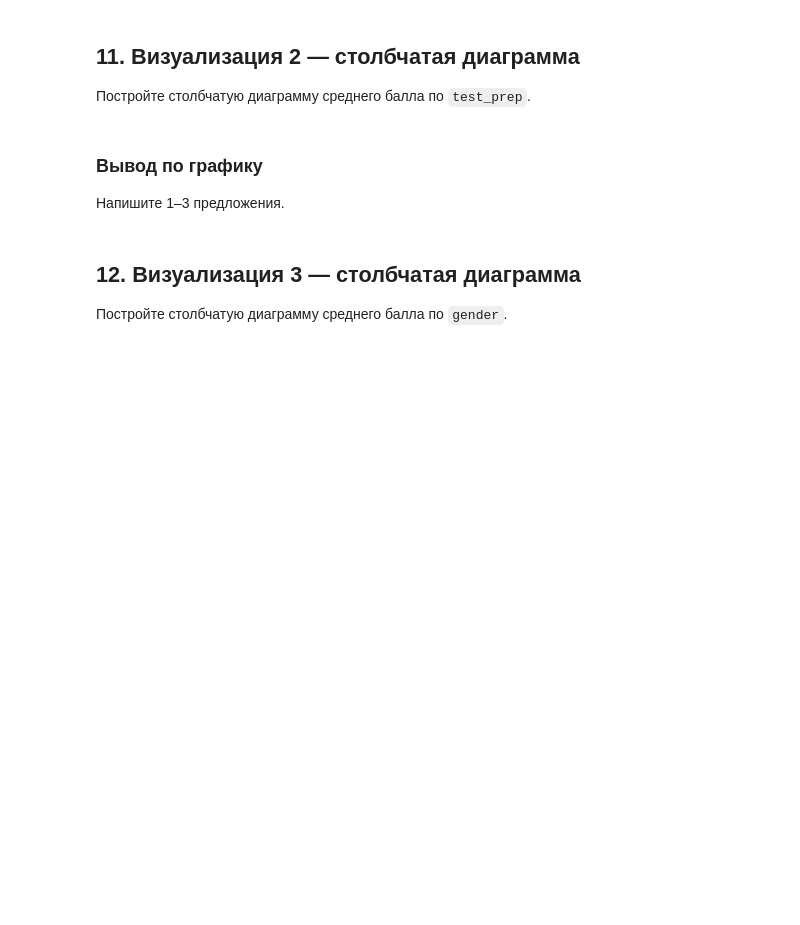
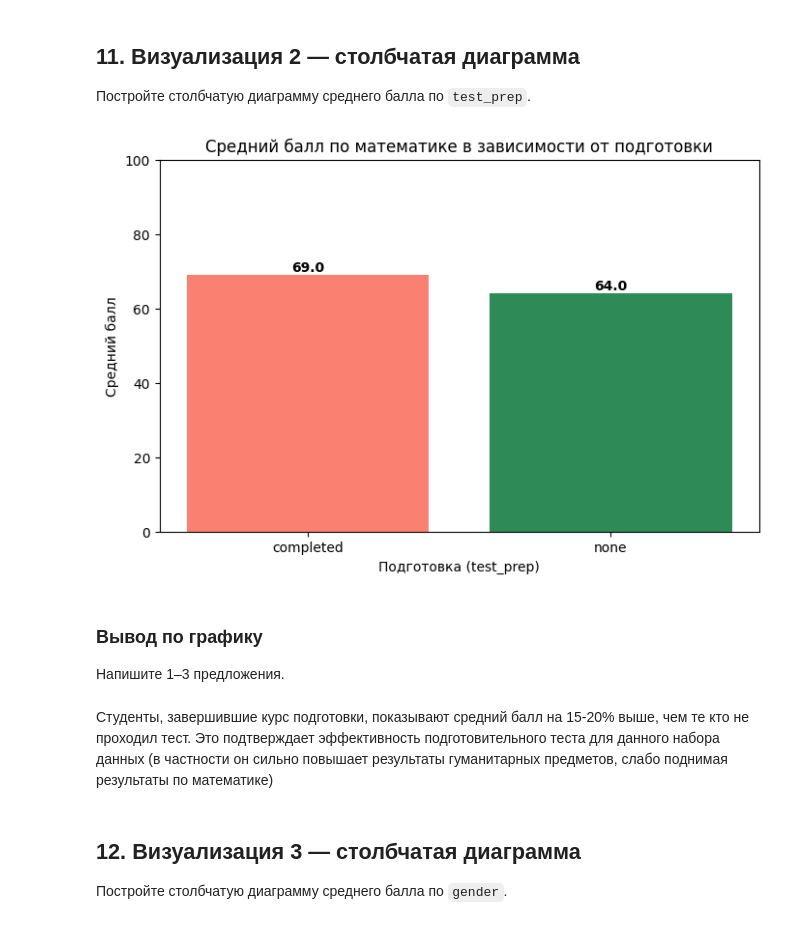
Before and after one commit to AR-git-hub/ITMO.py, a Jupyter notebook: second_semester/LR9/lab_template.ipynb, the cells around one changed output. Cells and saved outputs as stored; diff of their text form; code cells hidden in the pictures; blank space fills up the shorter version.

```diff
--- a/second_semester/LR9/lab_template.ipynb
+++ b/second_semester/LR9/lab_template.ipynb
@@ -172,3 +527,27 @@
+# %%
+# Постройте столбчатую диаграмму по test_prep
+import matplotlib.pyplot as plt
+
+# группируем по test_prep и берем медиану
+prep_stats = df.groupby('test_prep')['math_score'].median()
+
+# столбчатая диаграмма
+plt.figure(figsize=(8, 5))
+plt.bar(prep_stats.index, prep_stats.values, color=['salmon', 'seagreen'])
+
+# для красоты
+plt.title('Средний балл по математике в зависимости от подготовки')
+plt.xlabel('Подготовка (test_prep)')
+plt.ylabel('Средний балл')
+plt.ylim(0, 100) # Ограничим шкалу до 100 для адекватности
+
+# Можно добавить подписи самих значений над столбцами
+for i, val in enumerate(prep_stats.values):
+    plt.text(i, val + 1, round(val, 2), ha='center', fontweight='bold')
+
+plt.show()
+# %% [output]
+[figure, added]
 # %% [markdown]
 ### Вывод по графику
 Напишите 1–3 предложения.
@@ -177,3 +554,6 @@
+# %% [markdown]
+Студенты, завершившие курс подготовки, показывают средний балл на 15-20% выше, чем те кто не проходил тест.
+Это подтверждает эффективность подготовительного теста для данного набора данных (в частности он сильно повышает результаты гуманитарных предметов, слабо поднимая результаты по математике)
 # %% [markdown]
 ## 12. Визуализация 3 — столбчатая диаграмма
 
```
Also changed, not shown: parts of 66 cells of this notebook, 3 other files.
